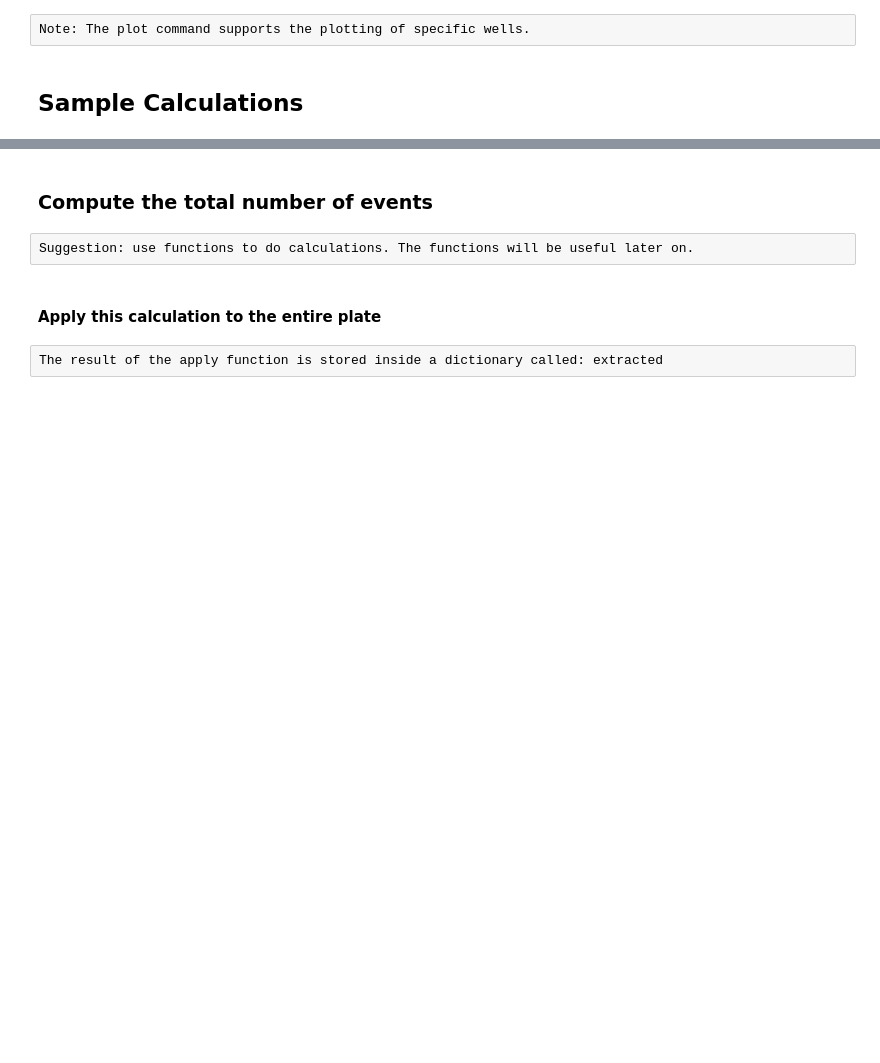
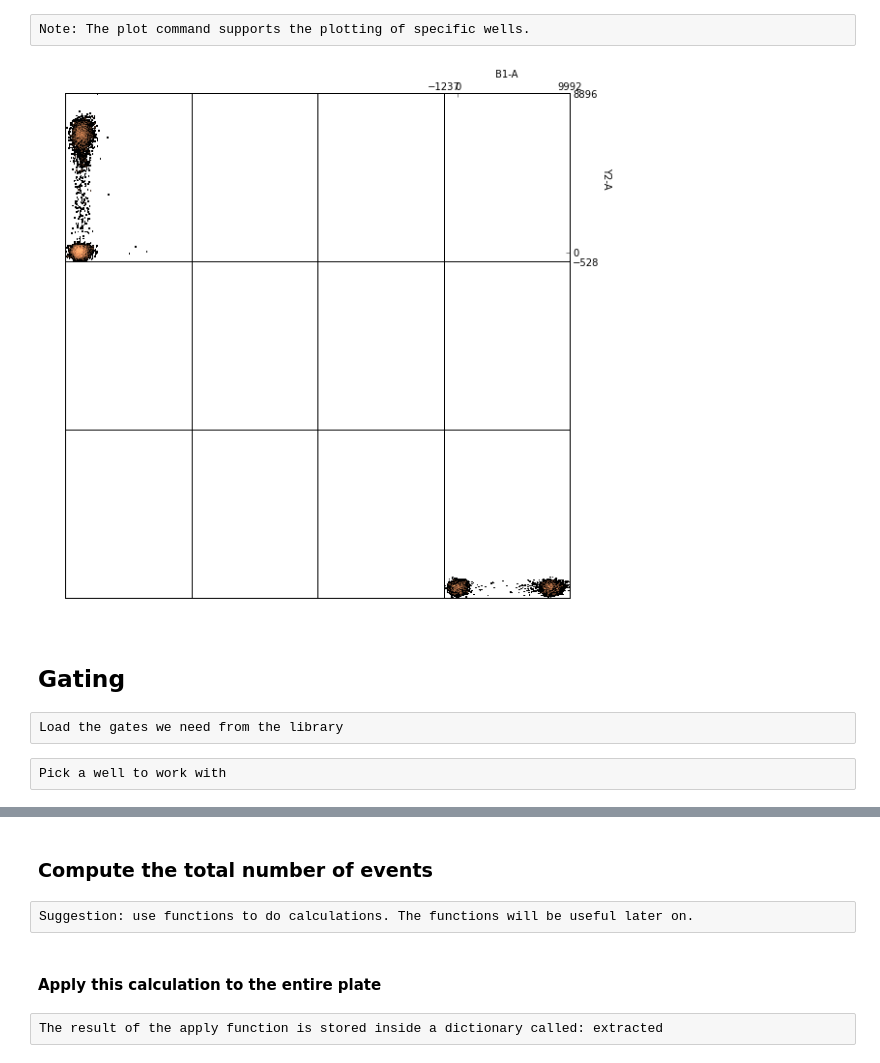
Before and after one commit to eyurtsev/FlowCytometryTools, a Jupyter notebook: doc/Cookbook.ipynb, the cells around one changed output, grey strips where cells are left out. Drawn from its saved outputs; the diff is of its cells as text; code cells hidden in the pictures; blank space fills up the shorter version.

```diff
--- a/doc/Cookbook.ipynb
+++ b/doc/Cookbook.ipynb
@@ -230,6 +247,10 @@ plate.plot(['SSC-A', 'FSC-A'], transform='hlog', xlim=(0, 10000));
 Note: The plot command supports the plotting of specific wells.
 # %%
 figure(figsize=(10, 10))
-plate.plot(['B1-A', 'Y2-A'], transform='hlog', well_ids='A1');
+plate.plot(['B1-A', 'Y2-A'], transform='hlog', ids=['A3', 'C7']);
+# %% [output]
+[figure, added]
-# %% [markdown]
-## Sample Calculations
+# %% [markdown]
+## Gating
+# %% [raw]
+Load the gates we need from the library
@@ -235,0 +259,2 @@ plate.plot(['B1-A', 'Y2-A'], transform='hlog', well_ids='A1');
+# %% [raw]
+Pick a well to work with
```
Also changed, not shown: parts of 35 cells of this notebook.
